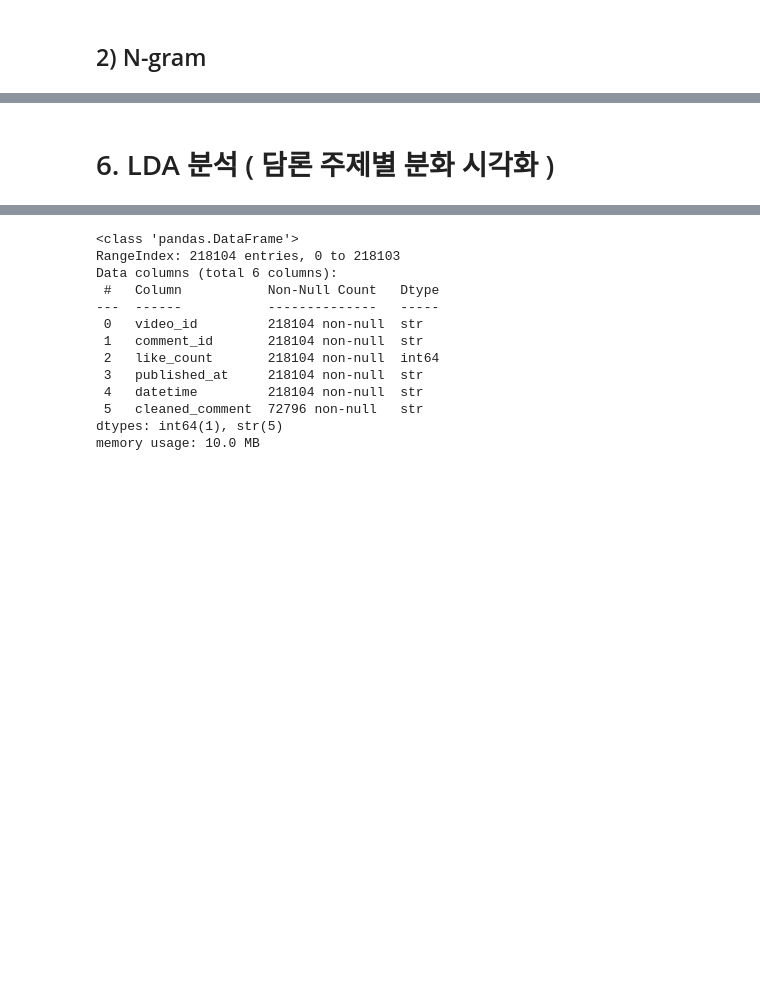
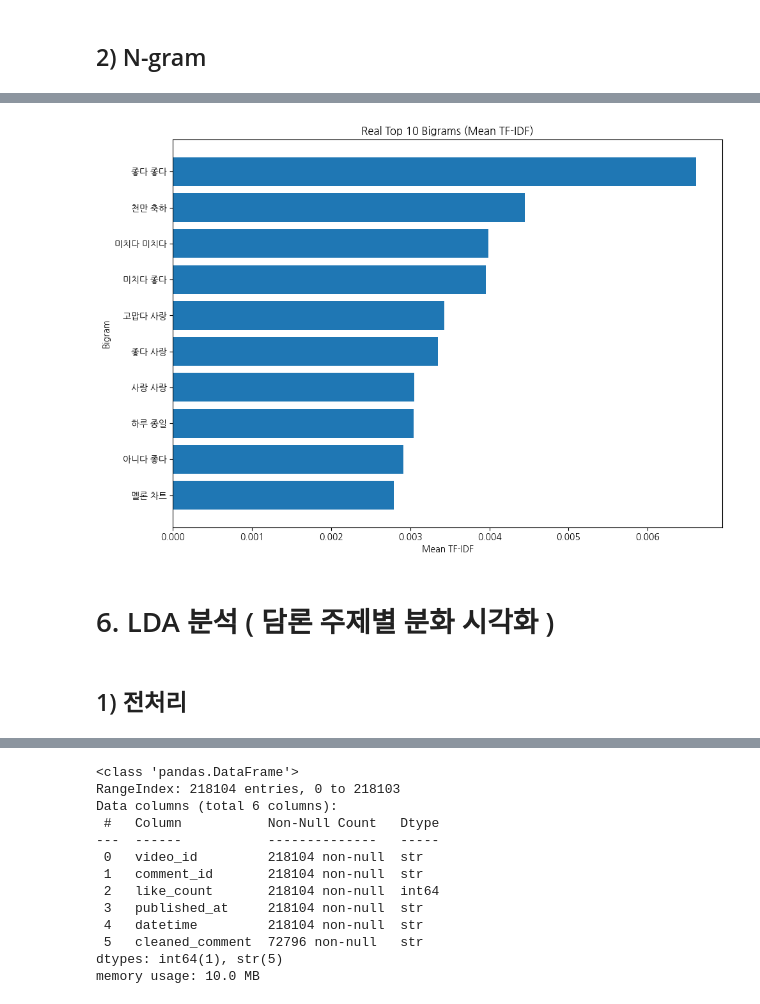
Before and after one commit to PotenUP3-DA-Team4/DA_AI_Jobs, a Jupyter notebook: hanvv3/pj1-NLP_VirtualvsReal.ipynb, the cells around one changed output, grey strips where cells are left out. Cells and saved outputs as stored; diff of their text form; code cells hidden in the pictures; blank space fills up the shorter version.

```diff
--- a/hanvv3/pj1-NLP_VirtualvsReal.ipynb
+++ b/hanvv3/pj1-NLP_VirtualvsReal.ipynb
@@ -754,5 +1105,48 @@ nodes: 80 edges: 131
+# %%
+import numpy as np
+import pandas as pd
+import matplotlib.pyplot as plt
+
+vec2 = TfidfVectorizer(
+    ngram_range=(2, 2),
+    min_df=5,
+    max_df=0.8,
+    max_features=2000
+)
+
+X2 = vec2.fit_transform(doc_list)
+terms2 = vec2.get_feature_names_out()
+mean2 = np.asarray(X2.mean(axis=0)).ravel()
+
+# 1) term별 평균 tf-idf (너가 이미 만든 mean_tfidf 활용 가능)
+
+# 2) bigram 마스크: 공백이 1개 있는 term (예: "노래 좋다")
+is_bigram = np.array([t.count(" ") == 1 for t in terms2])
+
+bigram_terms = terms2[is_bigram]
+bigram_scores = mean2[is_bigram]
+
+# 3) 상위 K 선택
+top_k = 10
+idx = np.argsort(bigram_scores)[::-1][:top_k]
+
+top_terms = bigram_terms[idx][::-1]      # 역순: 아래가 낮고 위가 높게(가로막대)
+top_scores = bigram_scores[idx][::-1]
+
+# 4) plot
+plt.figure(figsize=(10, 7))
+plt.barh(top_terms, top_scores)
+plt.title(f"{grp_name} Top {top_k} Bigrams (Mean TF-IDF)")
+plt.xlabel("Mean TF-IDF")
+plt.ylabel("Bigram")
+plt.tight_layout()
+plt.show()
+# %% [output]
+[figure, added]
 # %% [markdown]
 # 6. LDA 분석 ( 담론 주제별 분화 시각화 )
+# %% [markdown]
+## 1) 전처리
 # %%
 df = pd.read_csv(
     "../cocacoca0810/data/01_raw/processed/youtube_comments_clean.csv",
```
Also changed, not shown: parts of 49 cells of this notebook, 18 other files.
